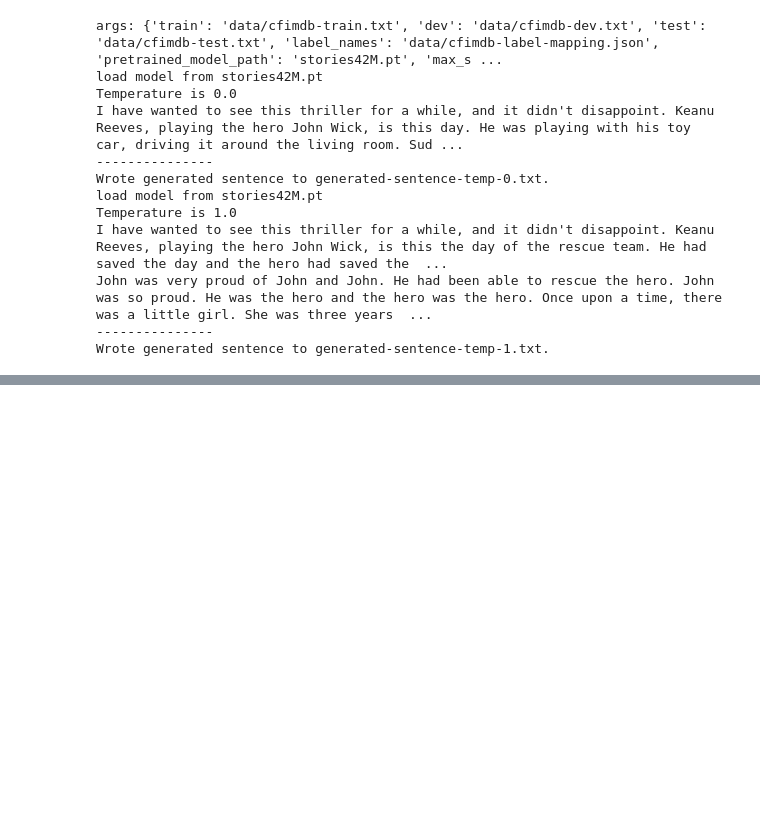
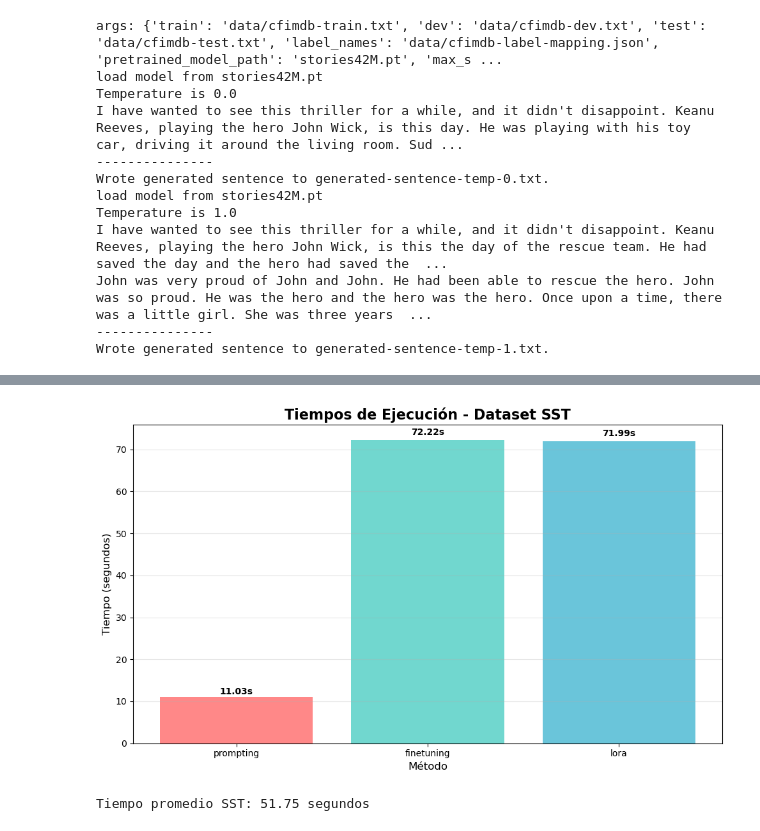
Before and after one commit to JeffAsDRK/MMIA_NLP_project, a Jupyter notebook: testing.ipynb, the cells around one changed output, grey strips where cells are left out. Drawn from its saved outputs; the diff is of its cells as text; code cells hidden in the pictures; blank space fills up the shorter version.

```diff
--- a/testing.ipynb
+++ b/testing.ipynb
@@ -131,6 +159,7 @@ dev acc :: 0.411
 test acc :: 0.399
 # %%
 ### Complete CFIMDB fine-tuning
+start_time = time.time()
 result = subprocess.run(
     ["python", "run_llama.py",
         "--option", "finetune",
@@ -148,5 +177,8 @@ result = subprocess.run(
     capture_output=True,
     text=True,
 )
+end_time = time.time()
+execution_times['CFIMDB']['finetuning'] = end_time - start_time
+print(f"CFIMDB Fine-tuning time: {execution_times['CFIMDB']['finetuning']:.2f} seconds")
 print(result.stdout)  # muestra lo que imprime el script
 # %% [output]
@@ -169,6 +202,7 @@ dev acc :: 0.833
 test acc :: 0.473
 # %%
 ## Complete SST LoRA fine-tuning
+start_time = time.time()
 result = subprocess.run(
     ["python", "run_llama.py",
         "--option", "lora",
@@ -188,5 +222,8 @@ result = subprocess.run(
     capture_output=True,
     text=True,
 )
+end_time = time.time()
+execution_times['SST']['lora'] = end_time - start_time
+print(f"SST LoRA time: {execution_times['SST']['lora']:.2f} seconds")
 print(result.stdout)  # muestra lo que imprime el script
 # %% [output]
@@ -210,5 +247,6 @@ test acc :: 0.178
 # %%
 ## Complete CFIMDB LoRA fine-tuning
+start_time = time.time()
 result = subprocess.run(
     ["python", "run_llama.py",
         "--option", "lora",
@@ -228,5 +266,8 @@ result = subprocess.run(
     capture_output=True,
     text=True,
 )
+end_time = time.time()
+execution_times['CFIMDB']['lora'] = end_time - start_time
+print(f"CFIMDB LoRA time: {execution_times['CFIMDB']['lora']:.2f} seconds")
 print(result.stdout)  # muestra lo que imprime el script
 # %% [output]
@@ -249,0 +291,11 @@ test acc :: 0.725
+# %%
+# Guardar tiempos de ejecución en un archivo JSON
+with open('execution_times.json', 'w') as f:
+    json.dump(execution_times, f, indent=2)
+
+print("Tiempos de ejecución guardados en 'execution_times.json'")
+print("\nResumen de tiempos:")
+for dataset in execution_times:
+    print(f"\n{dataset}:")
+    for method, time_taken in execution_times[dataset].items():
+        print(f"  {method}: {time_taken:.2f} segundos")
@@ -249,0 +316,25 @@ test acc :: 0.725
+# %%
+# Crear gráfico de barras para SST dataset
+methods = list(execution_times['SST'].keys())
+times_sst = list(execution_times['SST'].values())
+
+plt.figure(figsize=(10, 6))
+bars_sst = plt.bar(methods, times_sst, color=['#FF6B6B', '#4ECDC4', '#45B7D1'], alpha=0.8)
+plt.title('Tiempos de Ejecución - Dataset SST', fontsize=16, fontweight='bold')
+plt.xlabel('Método', fontsize=12)
+plt.ylabel('Tiempo (segundos)', fontsize=12)
+plt.grid(True, alpha=0.3, axis='y')
+
+# Agregar valores en las barras
+for bar, time_val in zip(bars_sst, times_sst):
+    height = bar.get_height()
+    plt.text(bar.get_x() + bar.get_width()/2., height + height*0.01,
+             f'{time_val:.2f}s', ha='center', va='bottom', fontweight='bold')
+
+plt.tight_layout()
+plt.show()
+
+print(f"Tiempo promedio SST: {np.mean(times_sst):.2f} segundos")
+# %% [output]
+[figure, added]
+Tiempo promedio SST: 51.75 segundos
```
Also changed, not shown: parts of 10 cells of this notebook, 8 other files.
